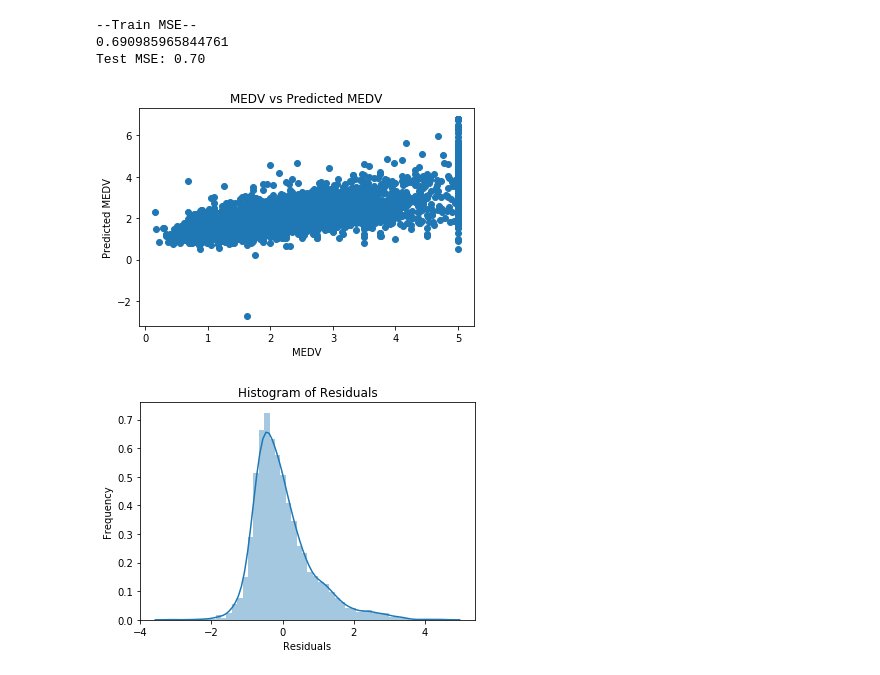
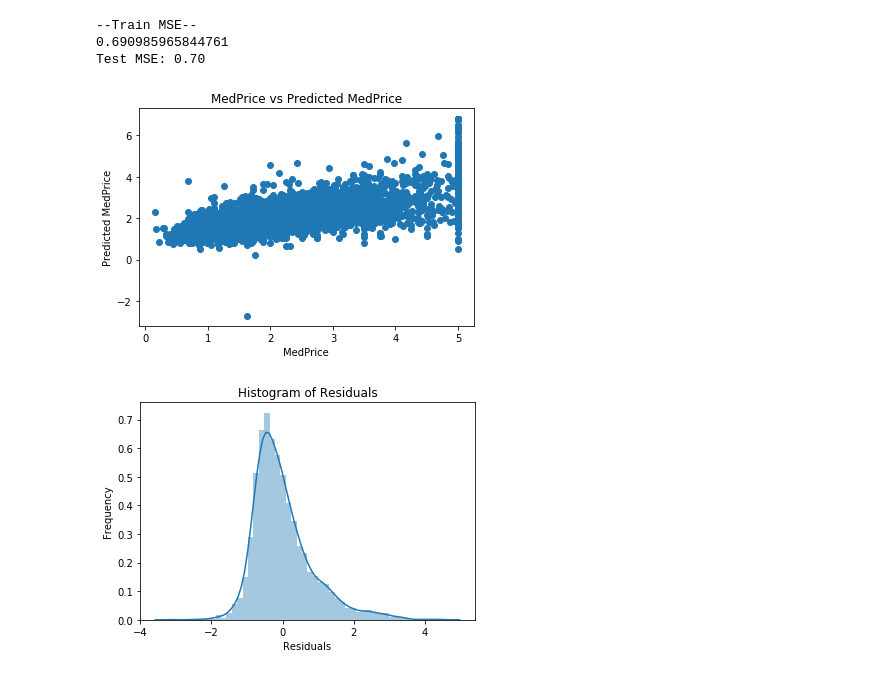
Before and after one commit to datamllab/automl-in-action-notebooks, a Jupyter notebook: 2.2-House-Price-Prediction.ipynb, the cells around one changed output. Cells and saved outputs as stored; diff of their text form; code cells hidden in the pictures.

```diff
--- a/2.2-House-Price-Prediction.ipynb
+++ b/2.2-House-Price-Prediction.ipynb
@@ -18,8 +18,8 @@ import pandas as pd
 # Extract features with their names into the a dataframe format
 data = pd.DataFrame(house_dataset.data, columns=house_dataset.feature_names)
 
-# Extract target with their names into a pd.Series object with name MEDV
-target = pd.Series(house_dataset.target, name = 'MEDV')
+# Extract target with their names into a pd.Series object with name MedPrice
+target = pd.Series(house_dataset.target, name = 'MedPrice')
 
 # Visualize the first 5 samples of the data
 data.head(5)
@@ -130,10 +130,10 @@ data.describe()
 # Copy data to avoid inplace
 train_data = X_train.copy()
 
-# Add a column "MEDV" for the target house price
-train_data['MEDV'] = y_train
+# Add a column "MedPrice" for the target house price
+train_data['MedPrice'] = y_train
 
 # Check if there're missing values
-print("\n-- # of missing values in training data --\n{}".format(train_data.isnull().sum()))
-print("\n-- # of missing values in test data --\n{}".format(X_test.isnull().sum()))
+print("\n-- check missing values in training data --\n{}".format(train_data.isnull().any()))
+print("\n-- check missing values in test data --\n{}".format(X_test.isnull().any()))
 # %% [output]
@@ -178,10 +178,10 @@ sns.heatmap(data=correlation_matrix, square= True, annot=True, cmap='Blues') #
 # Select high correlation features & display the pairplot
 
 selected_feature_set = ['MedInc', 'AveRooms']  # 'PTRATIO', , 'Latitude', 'HouseAge'
-sub_train_data = train_data[ selected_feature_set + ['MEDV']]
+sub_train_data = train_data[ selected_feature_set + ['MedPrice']]
 
 # Extract the new training features
-X_train = sub_train_data.drop(['MEDV'], axis = 1)
+X_train = sub_train_data.drop(['MedPrice'], axis = 1)
 
 # Select same feature sets for test data
 X_test = X_test[selected_feature_set]
@@ -241,12 +241,12 @@ Test MSE: 0.70
 # %%
 # Visualizing the differences between actual prices and predicted values
 plt.scatter(y_test, y_pred_test)
-plt.xlabel("MEDV")
-plt.ylabel("Predicted MEDV")
-plt.title("MEDV vs Predicted MEDV")
+plt.xlabel("MedPrice")
+plt.ylabel("Predicted MedPrice")
+plt.title("MedPrice vs Predicted MedPrice")
 plt.show()
 # %% [output]
-[figure, old version]
+[figure, new version]
 # %%
 # Checking Normality of errors
 sns.distplot(y_test - y_pred_test)
```
Also changed, not shown: parts of 6 cells of this notebook.
